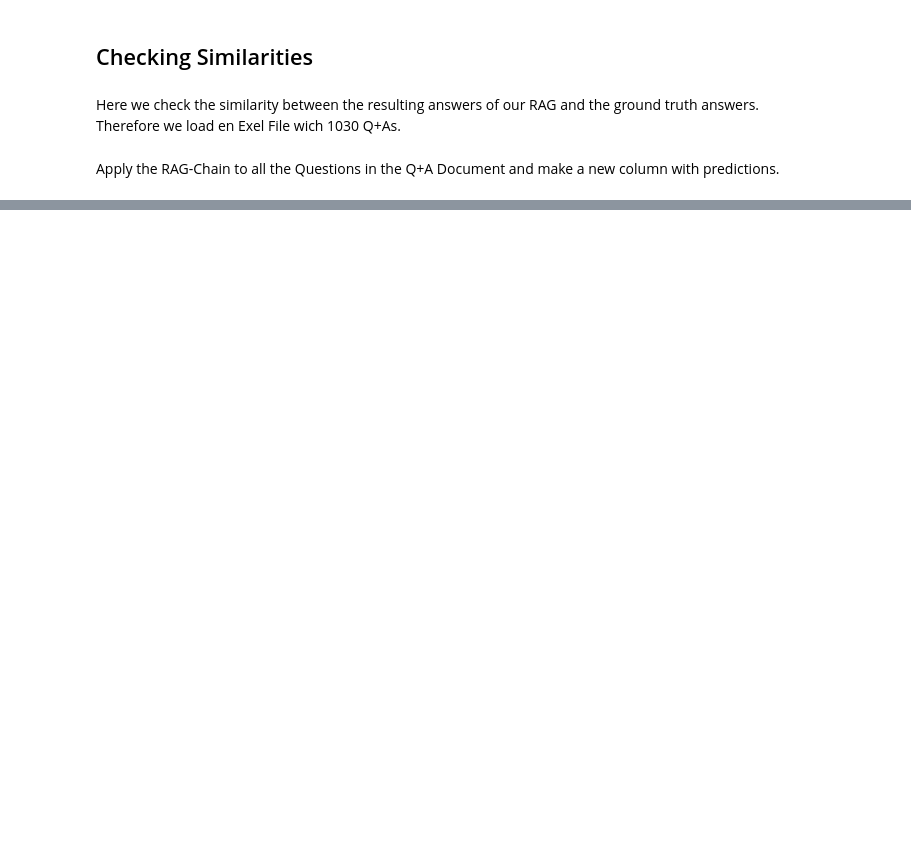
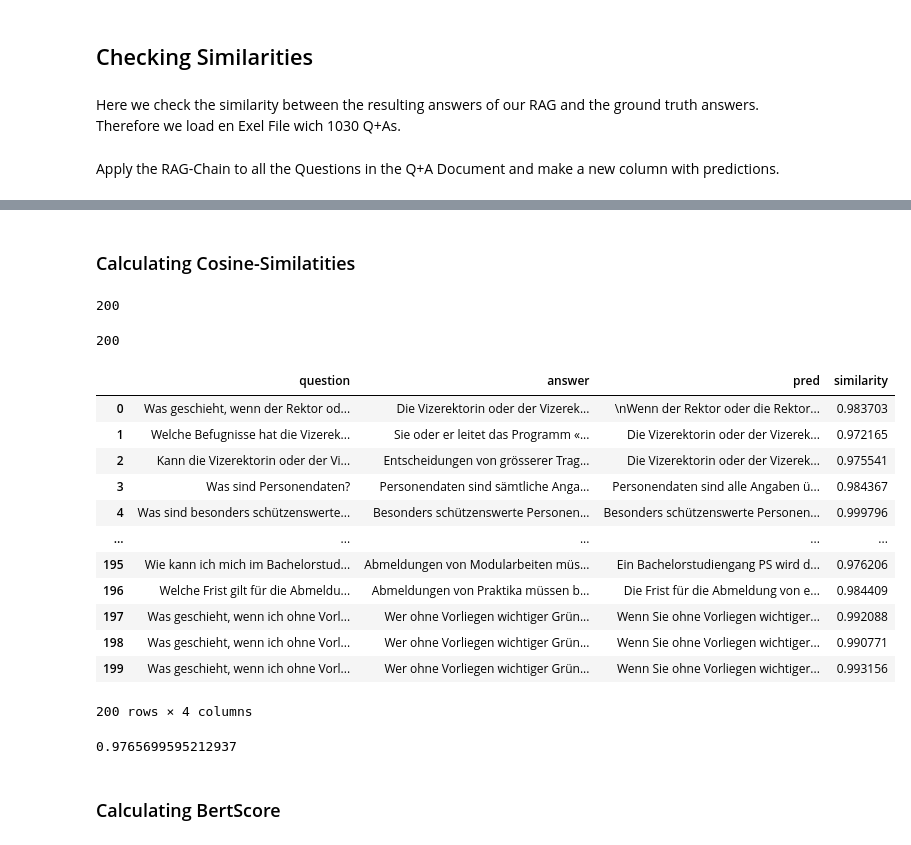
Before and after one commit to marc1971/Assignement-Module4-CAS-NLP, a Jupyter notebook: final_project_main.ipynb, the cells around one changed output, grey strips where cells are left out. Cells and saved outputs as stored; diff of their text form; code cells hidden in the pictures; blank space fills up the shorter version.

```diff
--- a/final_project_main.ipynb
+++ b/final_project_main.ipynb
@@ -441,0 +442,2 @@ df.to_excel(r"/content/drive/My Drive/ColabNotebooks/CAS_NLP_final_project/QA_pr
+# %% [markdown]
+### Calculating Cosine-Similatities
@@ -441,0 +448,16 @@ df.to_excel(r"/content/drive/My Drive/ColabNotebooks/CAS_NLP_final_project/QA_pr
+# %%
+from transformers import AutoModel, AutoTokenizer
+import torch
+from scipy.spatial.distance import cosine
+import numpy as np
+
+# Load the tokenizer and model
+tokenizer = AutoTokenizer.from_pretrained('PM-AI/bi-encoder_msmarco_bert-base_german')
+model = AutoModel.from_pretrained('PM-AI/bi-encoder_msmarco_bert-base_german')
+# %%
+s1 = df['answer'][:n_preds].to_list()
+s2 = df['pred'][:n_preds].to_list()
+
+len(s1)
+# %% [output]
+200
@@ -441,0 +483,30 @@ df.to_excel(r"/content/drive/My Drive/ColabNotebooks/CAS_NLP_final_project/QA_pr
+# %%
+print(len(cos_sim))
+# %% [output]
+200
+# %%
+df['similarity'] = np.nan  # Initialize the column with NaN
+df.loc[:n_preds-1, 'similarity'] = cos_sim
+# %%
+df[['question', 'answer', 'pred', 'similarity']][:n_preds]
+# %% [output]
+|  | question | answer | pred | similarity |
+| 0 | Was geschieht, wenn der Rektor od... | Die Vizerektorin oder der Vizerek... | \nWenn der Rektor oder die Rektor... | 0.983703 |
+| 1 | Welche Befugnisse hat die Vizerek... | Sie oder er leitet das Programm «... | Die Vizerektorin oder der Vizerek... | 0.972165 |
+| 2 | Kann die Vizerektorin oder der Vi... | Entscheidungen von grösserer Trag... | Die Vizerektorin oder der Vizerek... | 0.975541 |
+| 3 | Was sind Personendaten? | Personendaten sind sämtliche Anga... | Personendaten sind alle Angaben ü... | 0.984367 |
+| 4 | Was sind besonders schützenswerte... | Besonders schützenswerte Personen... | Besonders schützenswerte Personen... | 0.999796 |
+| ... | ... | ... | ... | ... |
+| 195 | Wie kann ich mich im Bachelorstud... | Abmeldungen von Modularbeiten müs... | Ein Bachelorstudiengang PS wird d... | 0.976206 |
+| 196 | Welche Frist gilt für die Abmeldu... | Abmeldungen von Praktika müssen b... | Die Frist für die Abmeldung von e... | 0.984409 |
+| 197 | Was geschieht, wenn ich ohne Vorl... | Wer ohne Vorliegen wichtiger Grün... | Wenn Sie ohne Vorliegen wichtiger... | 0.992088 |
+| 198 | Was geschieht, wenn ich ohne Vorl... | Wer ohne Vorliegen wichtiger Grün... | Wenn Sie ohne Vorliegen wichtiger... | 0.990771 |
+| 199 | Was geschieht, wenn ich ohne Vorl... | Wer ohne Vorliegen wichtiger Grün... | Wenn Sie ohne Vorliegen wichtiger... | 0.993156 |
+200 rows × 4 columns
+# %%
+mean_sim = np.mean(cos_sim)
+mean_sim
+# %% [output]
+0.9765699595212937
+# %% [markdown]
+### Calculating BertScore
```
Also changed, not shown: parts of 22 cells of this notebook.
